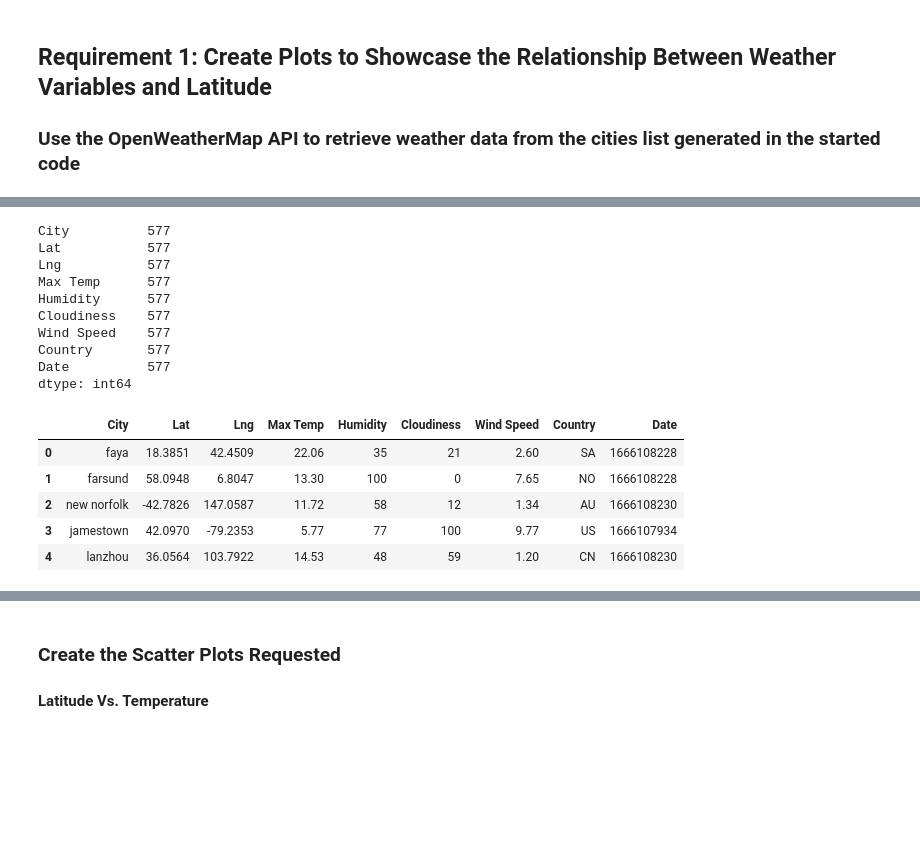
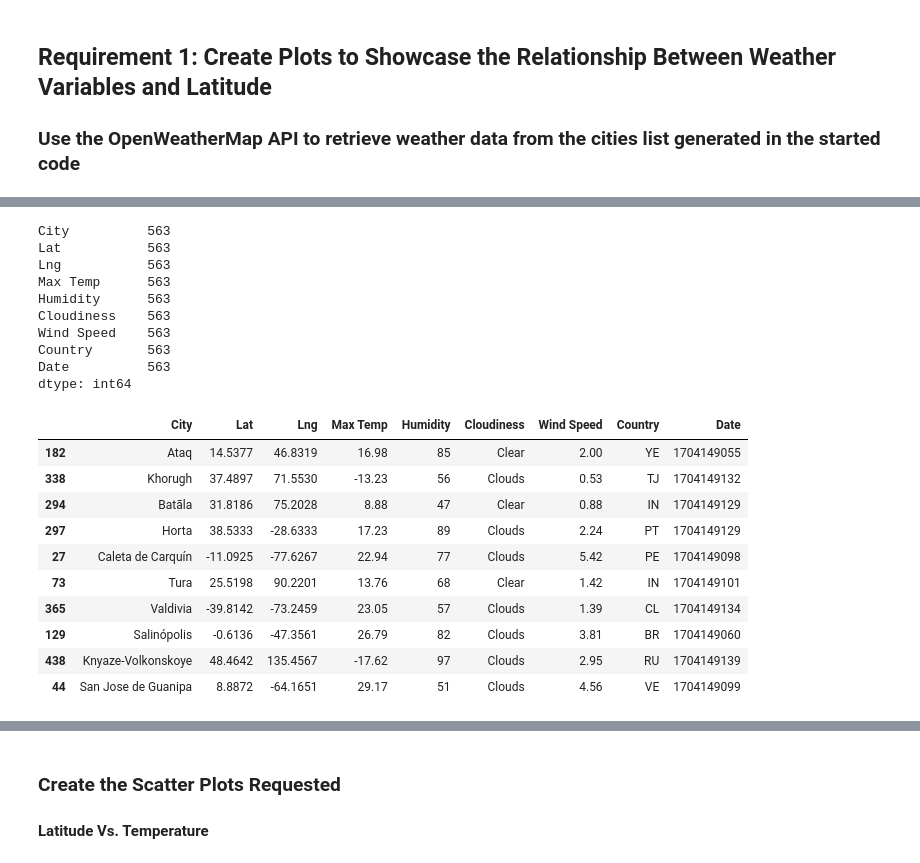
Before and after one commit to ksniderbel/python-api-challenge, a Jupyter notebook: WeatherPy/WeatherPy.ipynb, the cells around one changed output, grey strips where cells are left out. Drawn from its saved outputs; the diff is of its cells as text; code cells hidden in the pictures; blank space fills up the shorter version.

```diff
--- a/WeatherPy/WeatherPy.ipynb
+++ b/WeatherPy/WeatherPy.ipynb
@@ -143,30 +248,35 @@ Data Retrieval Complete
 # %%
 # Convert the cities weather data into a Pandas DataFrame
-city_data_df = # YOUR CODE HERE
+city_data_df = pd.DataFrame(city_data)
 
 # Show Record Count
 city_data_df.count()
 # %% [output]
-City          577
-Lat           577
-Lng           577
-Max Temp      577
-Humidity      577
-Cloudiness    577
-Wind Speed    577
-Country       577
-Date          577
+City          563
+Lat           563
+Lng           563
+Max Temp      563
+Humidity      563
+Cloudiness    563
+Wind Speed    563
+Country       563
+Date          563
 dtype: int64
 # %%
 # Display sample data
-city_data_df.head()
+city_data_df.sample(10)
 # %% [output]
 |  | City | Lat | Lng | Max Temp | Humidity | Cloudiness | Wind Speed | Country | Date |
-| 0 | faya | 18.3851 | 42.4509 | 22.06 | 35 | 21 | 2.60 | SA | 1666108228 |
-| 1 | farsund | 58.0948 | 6.8047 | 13.30 | 100 | 0 | 7.65 | NO | 1666108228 |
-| 2 | new norfolk | -42.7826 | 147.0587 | 11.72 | 58 | 12 | 1.34 | AU | 1666108230 |
-| 3 | jamestown | 42.0970 | -79.2353 | 5.77 | 77 | 100 | 9.77 | US | 1666107934 |
-| 4 | lanzhou | 36.0564 | 103.7922 | 14.53 | 48 | 59 | 1.20 | CN | 1666108230 |
+| 182 | Ataq | 14.5377 | 46.8319 | 16.98 | 85 | Clear | 2.00 | YE | 1704149055 |
+| 338 | Khorugh | 37.4897 | 71.5530 | -13.23 | 56 | Clouds | 0.53 | TJ | 1704149132 |
+| 294 | Batāla | 31.8186 | 75.2028 | 8.88 | 47 | Clear | 0.88 | IN | 1704149129 |
+| 297 | Horta | 38.5333 | -28.6333 | 17.23 | 89 | Clouds | 2.24 | PT | 1704149129 |
+| 27 | Caleta de Carquín | -11.0925 | -77.6267 | 22.94 | 77 | Clouds | 5.42 | PE | 1704149098 |
+| 73 | Tura | 25.5198 | 90.2201 | 13.76 | 68 | Clear | 1.42 | IN | 1704149101 |
+| 365 | Valdivia | -39.8142 | -73.2459 | 23.05 | 57 | Clouds | 1.39 | CL | 1704149134 |
+| 129 | Salinópolis | -0.6136 | -47.3561 | 26.79 | 82 | Clouds | 3.81 | BR | 1704149060 |
+| 438 | Knyaze-Volkonskoye | 48.4642 | 135.4567 | -17.62 | 97 | Clouds | 2.95 | RU | 1704149139 |
+| 44 | San Jose de Guanipa | 8.8872 | -64.1651 | 29.17 | 51 | Clouds | 4.56 | VE | 1704149099 |
 # %%
 # Export the City_Data into a csv
 city_data_df.to_csv("output_data/cities.csv", index_label="City_ID")
```
Also changed, not shown: parts of 10 cells of this notebook.
